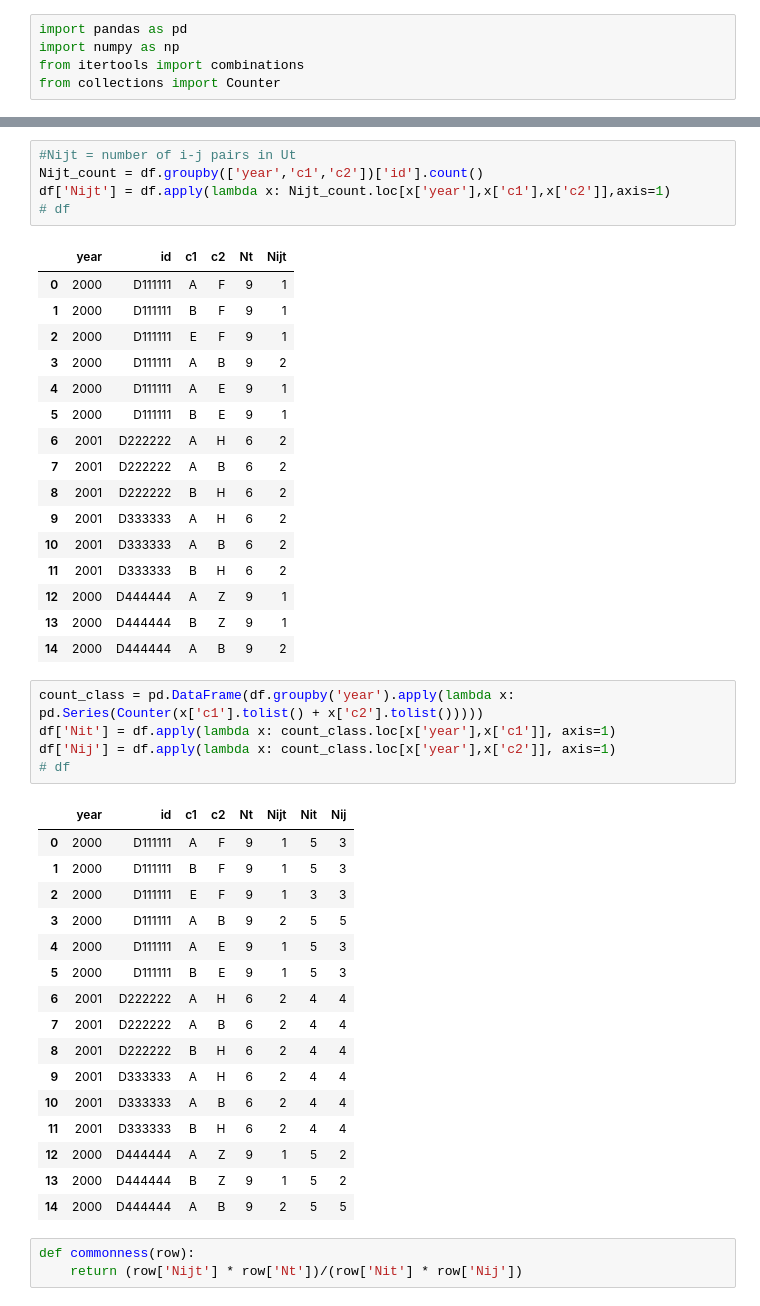
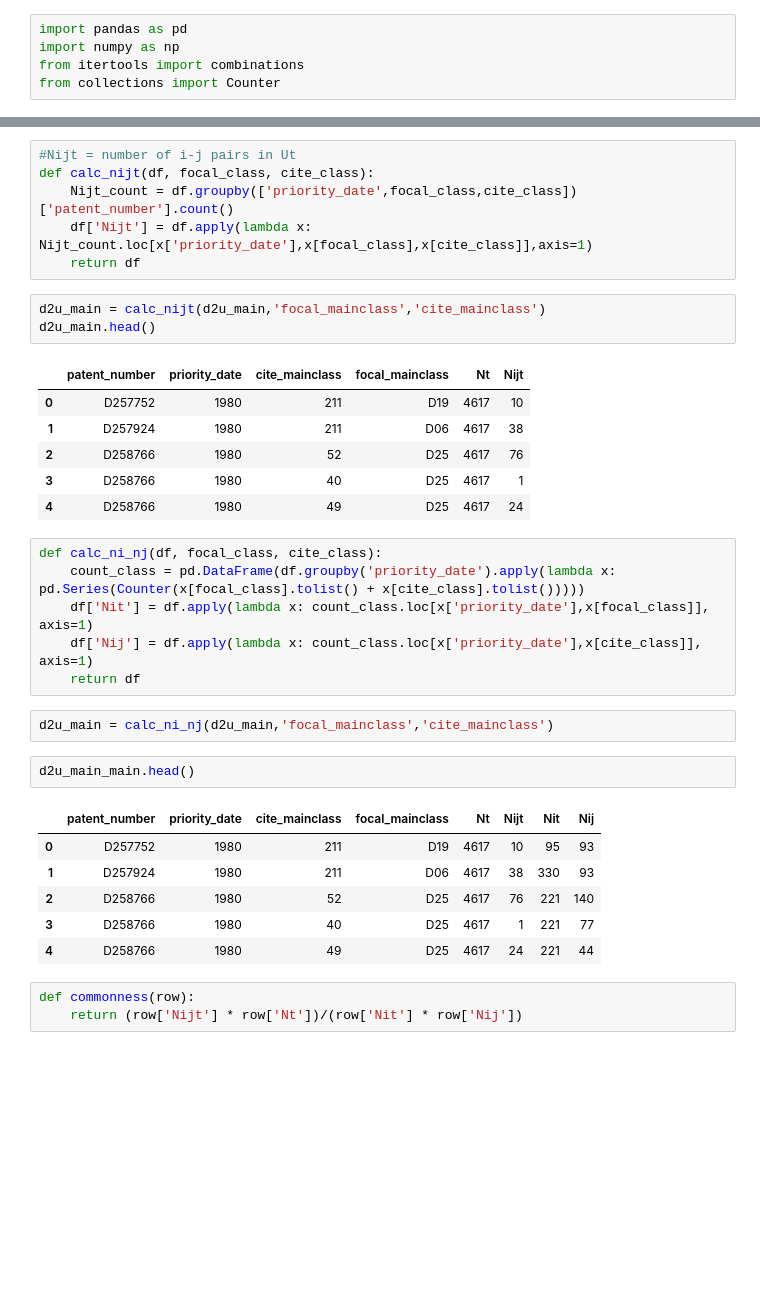
Before and after one commit to TieraLee/patents, a Jupyter notebook: Step 7 Continuous novelty -prototype.ipynb, the cells around one changed output, grey strips where cells are left out. Drawn from its saved outputs; the diff is of its cells as text; blank space fills up the shorter version.

```diff
--- a/Step 7 Continuous novelty -prototype.ipynb
+++ b/Step 7 Continuous novelty -prototype.ipynb
@@ -121,47 +78,36 @@ df['Nt'] = df.apply(lambda x: Nt_count[x['year']], axis=1)
 # %%
 #Nijt = number of i-j pairs in Ut
-Nijt_count = df.groupby(['year','c1','c2'])['id'].count()
-df['Nijt'] = df.apply(lambda x: Nijt_count.loc[x['year'],x['c1'],x['c2']],axis=1)
-# df
+def calc_nijt(df, focal_class, cite_class):
+    Nijt_count = df.groupby(['priority_date',focal_class,cite_class])['patent_number'].count()
+    df['Nijt'] = df.apply(lambda x: Nijt_count.loc[x['priority_date'],x[focal_class],x[cite_class]],axis=1)
+    return df
-# %% [output]
-|  | year | id | c1 | c2 | Nt | Nijt |
-| 0 | 2000 | D111111 | A | F | 9 | 1 |
-| 1 | 2000 | D111111 | B | F | 9 | 1 |
-| 2 | 2000 | D111111 | E | F | 9 | 1 |
-| 3 | 2000 | D111111 | A | B | 9 | 2 |
-| 4 | 2000 | D111111 | A | E | 9 | 1 |
-| 5 | 2000 | D111111 | B | E | 9 | 1 |
-| 6 | 2001 | D222222 | A | H | 6 | 2 |
-| 7 | 2001 | D222222 | A | B | 6 | 2 |
-| 8 | 2001 | D222222 | B | H | 6 | 2 |
-| 9 | 2001 | D333333 | A | H | 6 | 2 |
-| 10 | 2001 | D333333 | A | B | 6 | 2 |
-| 11 | 2001 | D333333 | B | H | 6 | 2 |
-| 12 | 2000 | D444444 | A | Z | 9 | 1 |
-| 13 | 2000 | D444444 | B | Z | 9 | 1 |
-| 14 | 2000 | D444444 | A | B | 9 | 2 |
+# %%
+d2u_main = calc_nijt(d2u_main,'focal_mainclass','cite_mainclass')
+d2u_main.head()
+# %% [output]
+|  | patent_number | priority_date | cite_mainclass | focal_mainclass | Nt | Nijt |
+| 0 | D257752 | 1980 | 211 | D19 | 4617 | 10 |
+| 1 | D257924 | 1980 | 211 | D06 | 4617 | 38 |
+| 2 | D258766 | 1980 | 52 | D25 | 4617 | 76 |
+| 3 | D258766 | 1980 | 40 | D25 | 4617 | 1 |
+| 4 | D258766 | 1980 | 49 | D25 | 4617 | 24 |
 # %%
-count_class = pd.DataFrame(df.groupby('year').apply(lambda x: pd.Series(Counter(x['c1'].tolist() + x['c2'].tolist()))))
-df['Nit'] = df.apply(lambda x: count_class.loc[x['year'],x['c1']], axis=1)
-df['Nij'] = df.apply(lambda x: count_class.loc[x['year'],x['c2']], axis=1)
-# df
+def calc_ni_nj(df, focal_class, cite_class):
+    count_class = pd.DataFrame(df.groupby('priority_date').apply(lambda x: pd.Series(Counter(x[focal_class].tolist() + x[cite_class].tolist()))))
+    df['Nit'] = df.apply(lambda x: count_class.loc[x['priority_date'],x[focal_class]], axis=1)
+    df['Nij'] = df.apply(lambda x: count_class.loc[x['priority_date'],x[cite_class]], axis=1)
+    return df
-# %% [output]
-|  | year | id | c1 | c2 | Nt | Nijt | Nit | Nij |
-| 0 | 2000 | D111111 | A | F | 9 | 1 | 5 | 3 |
-| 1 | 2000 | D111111 | B | F | 9 | 1 | 5 | 3 |
-| 2 | 2000 | D111111 | E | F | 9 | 1 | 3 | 3 |
-| 3 | 2000 | D111111 | A | B | 9 | 2 | 5 | 5 |
-| 4 | 2000 | D111111 | A | E | 9 | 1 | 5 | 3 |
-| 5 | 2000 | D111111 | B | E | 9 | 1 | 5 | 3 |
-| 6 | 2001 | D222222 | A | H | 6 | 2 | 4 | 4 |
-| 7 | 2001 | D222222 | A | B | 6 | 2 | 4 | 4 |
-| 8 | 2001 | D222222 | B | H | 6 | 2 | 4 | 4 |
-| 9 | 2001 | D333333 | A | H | 6 | 2 | 4 | 4 |
-| 10 | 2001 | D333333 | A | B | 6 | 2 | 4 | 4 |
-| 11 | 2001 | D333333 | B | H | 6 | 2 | 4 | 4 |
-| 12 | 2000 | D444444 | A | Z | 9 | 1 | 5 | 2 |
-| 13 | 2000 | D444444 | B | Z | 9 | 1 | 5 | 2 |
-| 14 | 2000 | D444444 | A | B | 9 | 2 | 5 | 5 |
+# %%
+d2u_main = calc_ni_nj(d2u_main,'focal_mainclass','cite_mainclass')
+# %%
+d2u_main_main.head()
+# %% [output]
+|  | patent_number | priority_date | cite_mainclass | focal_mainclass | Nt | Nijt | Nit | Nij |
+| 0 | D257752 | 1980 | 211 | D19 | 4617 | 10 | 95 | 93 |
+| 1 | D257924 | 1980 | 211 | D06 | 4617 | 38 | 330 | 93 |
+| 2 | D258766 | 1980 | 52 | D25 | 4617 | 76 | 221 | 140 |
+| 3 | D258766 | 1980 | 40 | D25 | 4617 | 1 | 221 | 77 |
+| 4 | D258766 | 1980 | 49 | D25 | 4617 | 24 | 221 | 44 |
 # %%
 def commonness(row):
     return (row['Nijt'] * row['Nt'])/(row['Nit'] * row['Nij'])
```
Also changed, not shown: parts of 44 cells of this notebook, 1 other file.
